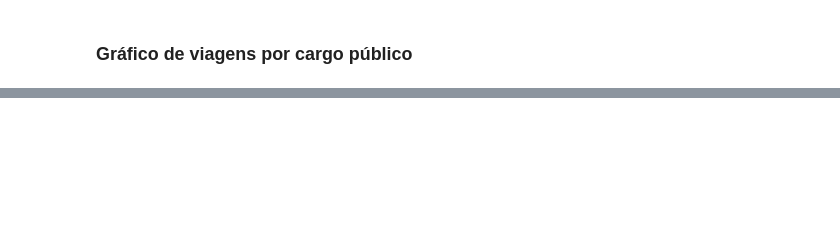
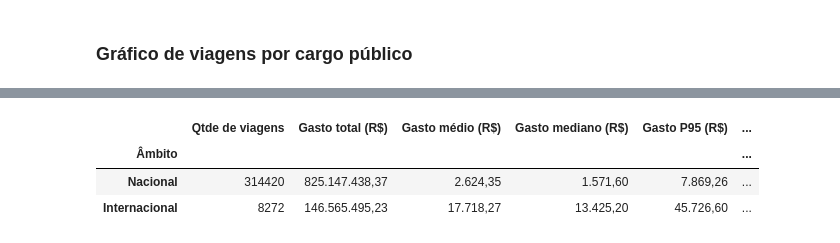
Before and after one commit to rafael-m-ferreira/caixaverso_projeto_final, a Jupyter notebook: notebooks/analise.ipynb, the cells around one changed output, grey strips where cells are left out. Drawn from its saved outputs; the diff is of its cells as text; code cells hidden in the pictures; blank space fills up the shorter version.

```diff
--- a/notebooks/analise.ipynb
+++ b/notebooks/analise.ipynb
@@ -607,0 +965,21 @@ plt.show()
+# %%
+resumo_ambito = df_merge.groupby('Âmbito').agg(
+    **{
+        'Qtde de viagens':    ('Gasto total', 'size'),
+        'Gasto total (R$)':   ('Gasto total', 'sum'),
+        'Gasto médio (R$)':   ('Gasto total', 'mean'),
+        'Gasto mediano (R$)': ('Gasto total', 'median'),
+        'Gasto P95 (R$)':     ('Gasto total', lambda s: s.quantile(0.95)),
+    }
+).assign(**{
+    '% das viagens': lambda d: d['Qtde de viagens'] / d['Qtde de viagens'].sum() * 100,
+    '% do gasto':    lambda d: d['Gasto total (R$)'] / d['Gasto total (R$)'].sum() * 100,
+    'Custo relativo': lambda d: d['Gasto mediano (R$)'] / d['Gasto mediano (R$)'].min(),
+}).sort_values('Gasto total (R$)', ascending=False)
+
+display(resumo_ambito)
+# %% [output]
+|  | Qtde de viagens | Gasto total (R$) | Gasto médio (R$) | Gasto mediano (R$) | Gasto P95 (R$) | ... |
+| Âmbito |  |  |  |  |  | ... |
+| Nacional | 314420 | 825.147.438,37 | 2.624,35 | 1.571,60 | 7.869,26 | ... |
+| Internacional | 8272 | 146.565.495,23 | 17.718,27 | 13.425,20 | 45.726,60 | ... |
```
Also changed, not shown: parts of 58 cells of this notebook.
